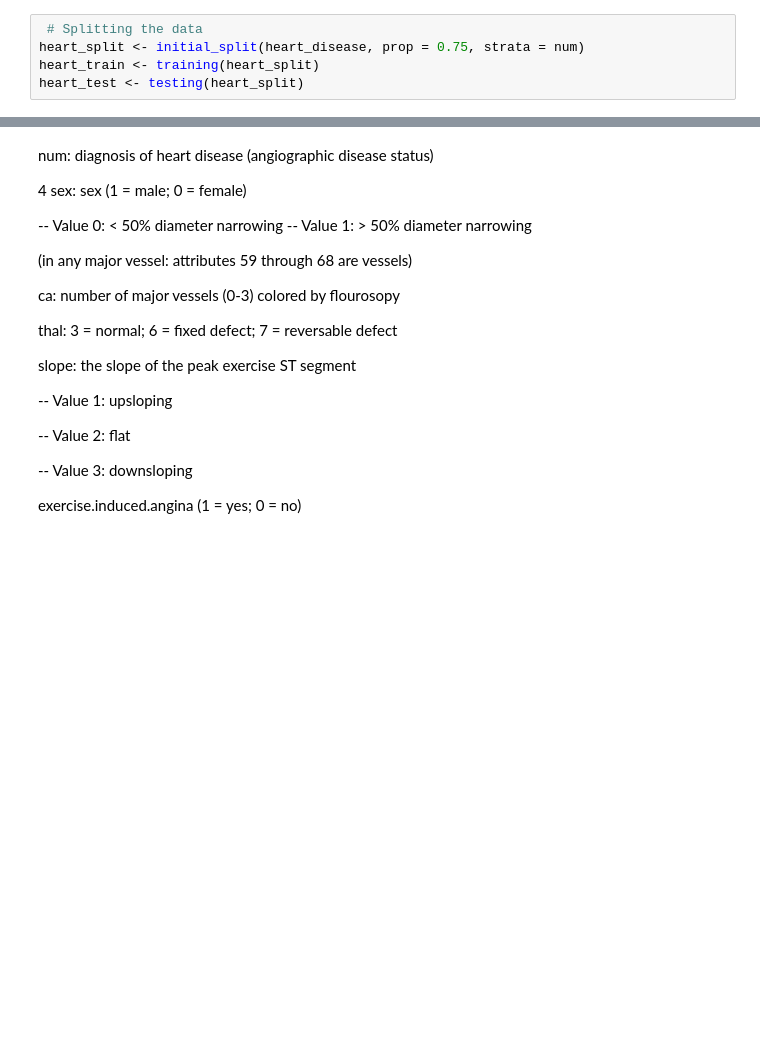
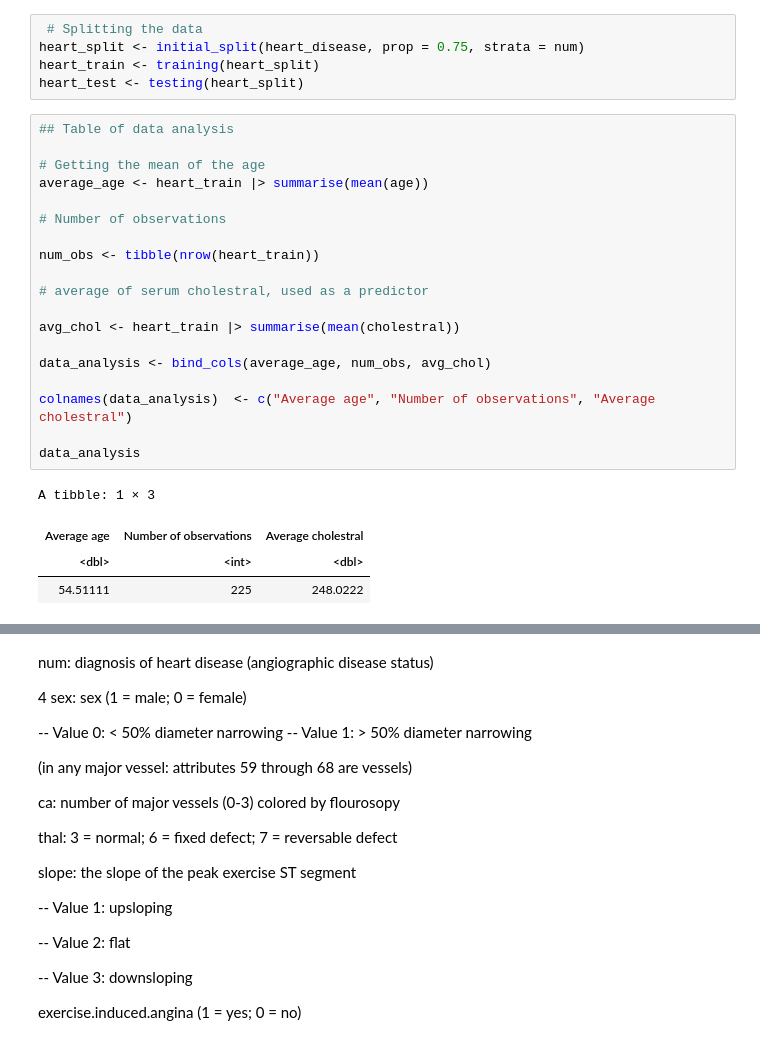
Before and after one commit to mariimako/DSCIPROJECT, a Jupyter notebook: projectproposal.ipynb, the cells around one changed output, grey strips where cells are left out. Saved outputs shown, nothing was run; the diff lists cells and outputs as text; blank space fills up the shorter version.

```diff
--- a/projectproposal.ipynb
+++ b/projectproposal.ipynb
@@ -83,3 +75,27 @@ A tibble: 303 × 17
 heart_split <- initial_split(heart_disease, prop = 0.75, strata = num)
 heart_train <- training(heart_split)
 heart_test <- testing(heart_split)
+# %%
+## Table of data analysis
+
+# Getting the mean of the age
+average_age <- heart_train |> summarise(mean(age))
+
+# Number of observations
+
+num_obs <- tibble(nrow(heart_train))
+
+# average of serum cholestral, used as a predictor
+
+avg_chol <- heart_train |> summarise(mean(cholestral))
+
+data_analysis <- bind_cols(average_age, num_obs, avg_chol)
+
+colnames(data_analysis)  <- c("Average age", "Number of observations", "Average cholestral")
+
+data_analysis
+# %% [output]
+A tibble: 1 × 3
+| Average age | Number of observations | Average cholestral |
+| <dbl> | <int> | <dbl> |
+| 54.51111 | 225 | 248.0222 |
```
Also changed, not shown: parts of 6 cells of this notebook.
